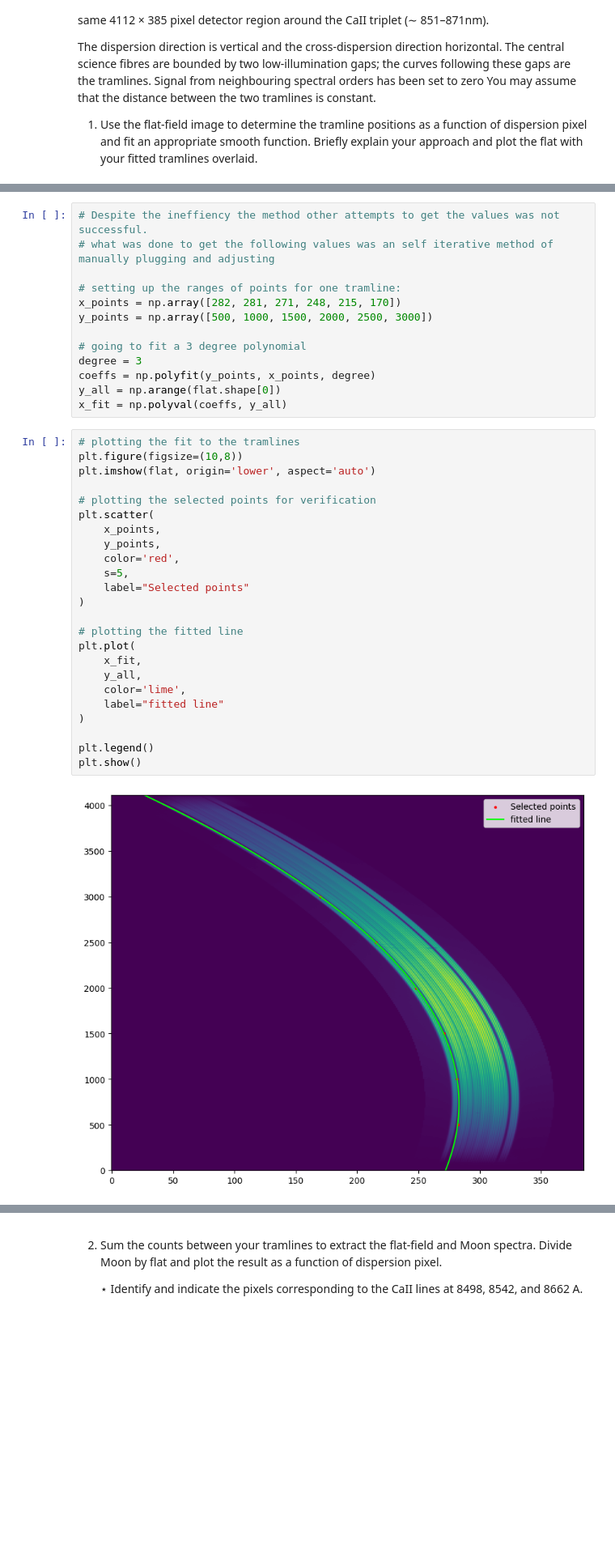
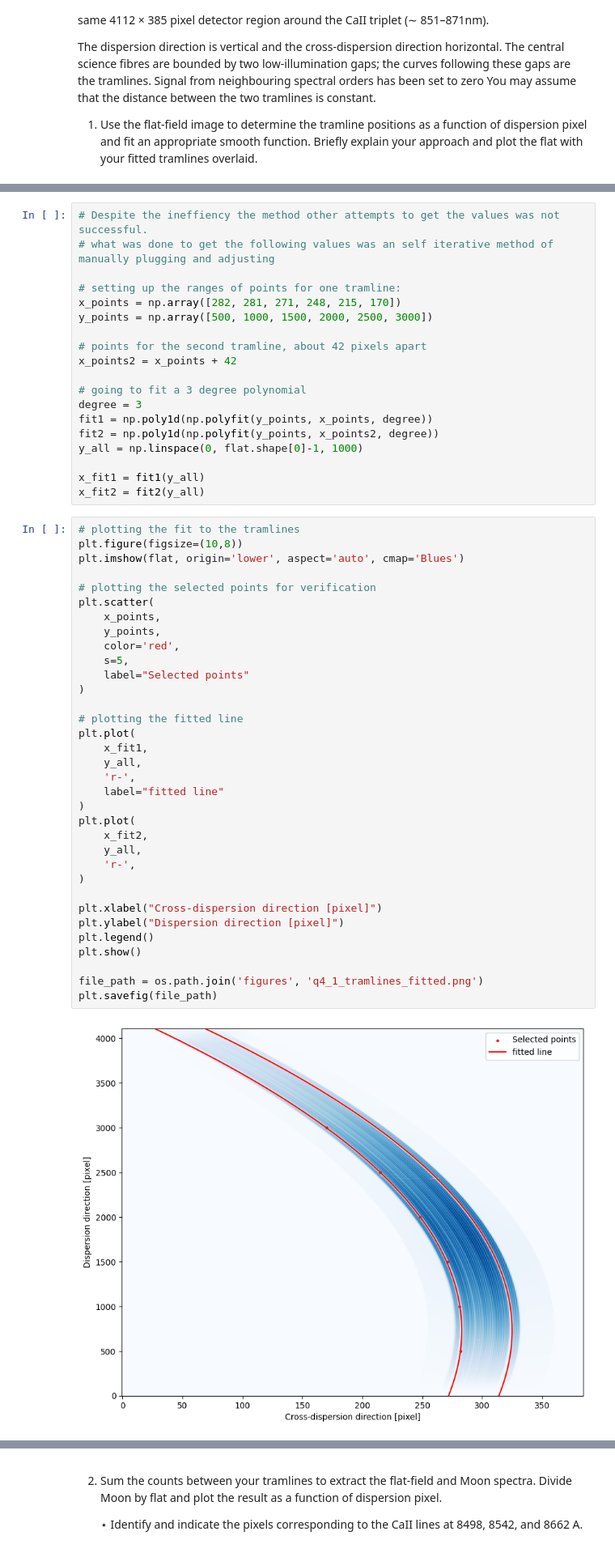
Before and after one commit to u7496134/Assignment_2, a Jupyter notebook: A.1.ipynb, the cells around one changed output, grey strips where cells are left out. Shown at 81% size. Saved outputs shown, nothing was run; the diff lists cells and outputs as text; blank space fills up the shorter version.

Commit message:
double fitted lines to tramlines using polyfit

```diff
--- a/A.1.ipynb
+++ b/A.1.ipynb
@@ -394,34 +394,50 @@ plt.imshow(flat, aspect='auto', origin='lower')
 x_points = np.array([282, 281, 271, 248, 215, 170])
 y_points = np.array([500, 1000, 1500, 2000, 2500, 3000])
 
+# points for the second tramline, about 42 pixels apart
+x_points2 = x_points + 42
+
 # going to fit a 3 degree polynomial
 degree = 3
-coeffs = np.polyfit(y_points, x_points, degree)
-y_all = np.arange(flat.shape[0])
-x_fit = np.polyval(coeffs, y_all)
+fit1 = np.poly1d(np.polyfit(y_points, x_points, degree))
+fit2 = np.poly1d(np.polyfit(y_points, x_points2, degree))
+y_all = np.linspace(0, flat.shape[0]-1, 1000)
+
+x_fit1 = fit1(y_all)
+x_fit2 = fit2(y_all)
 # %%
 # plotting the fit to the tramlines
 plt.figure(figsize=(10,8))
-plt.imshow(flat, origin='lower', aspect='auto')
+plt.imshow(flat, origin='lower', aspect='auto', cmap='Blues')
 
 # plotting the selected points for verification
 plt.scatter(
     x_points,
     y_points,
     color='red',
     s=5,
     label="Selected points"
 )
 
 # plotting the fitted line
 plt.plot(
-    x_fit,
+    x_fit1,
     y_all,
-    color='lime',
+    'r-',
     label="fitted line"
 )
+plt.plot(
+    x_fit2,
+    y_all,
+    'r-',
+)
 
+plt.xlabel("Cross-dispersion direction [pixel]")
+plt.ylabel("Dispersion direction [pixel]")
 plt.legend()
 plt.show()
+
+file_path = os.path.join('figures', 'q4_1_tramlines_fitted.png')
+plt.savefig(file_path)
 # %% [output]
-[figure, old version]
+[figure, new version]
```
Also changed, not shown: parts of 6 cells of this notebook, 3 other files.
